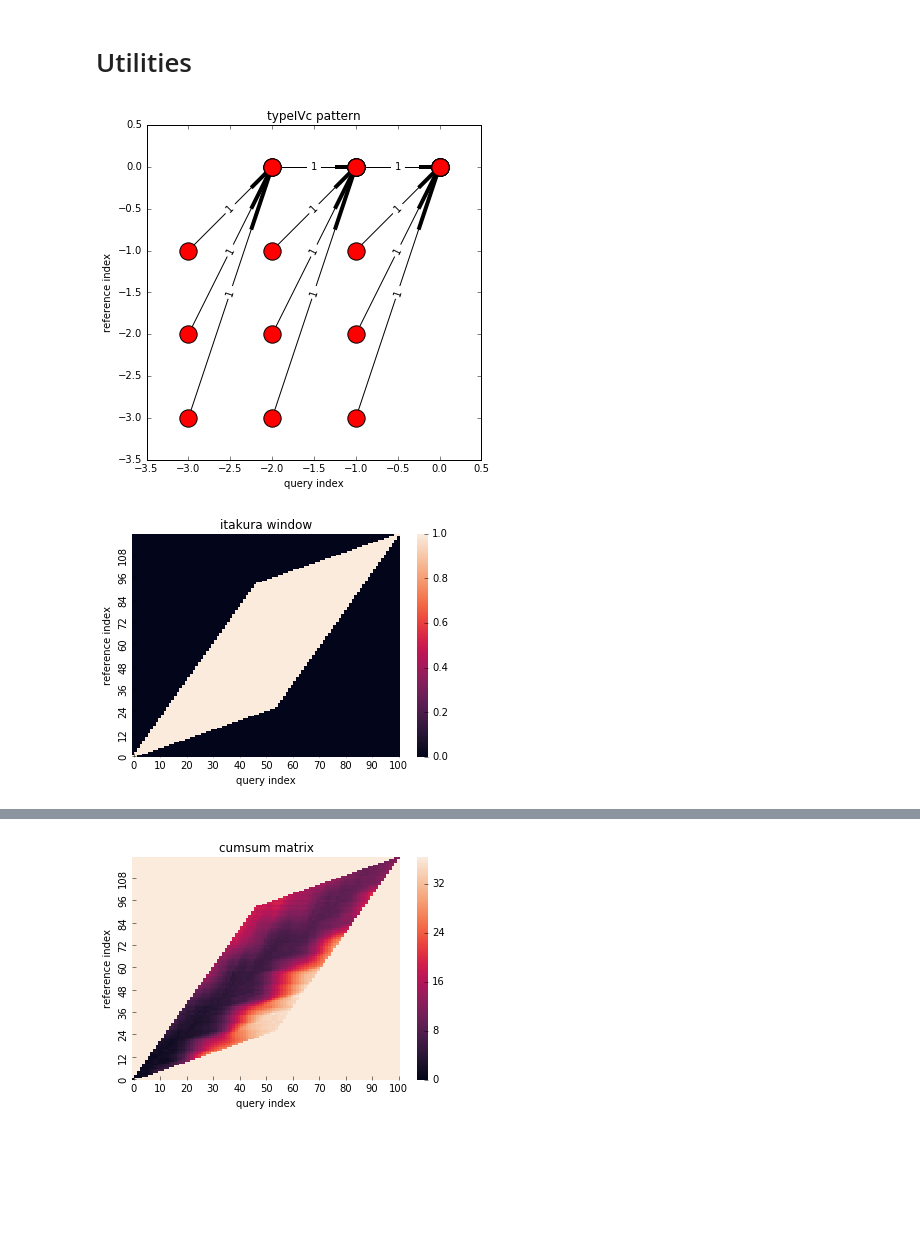
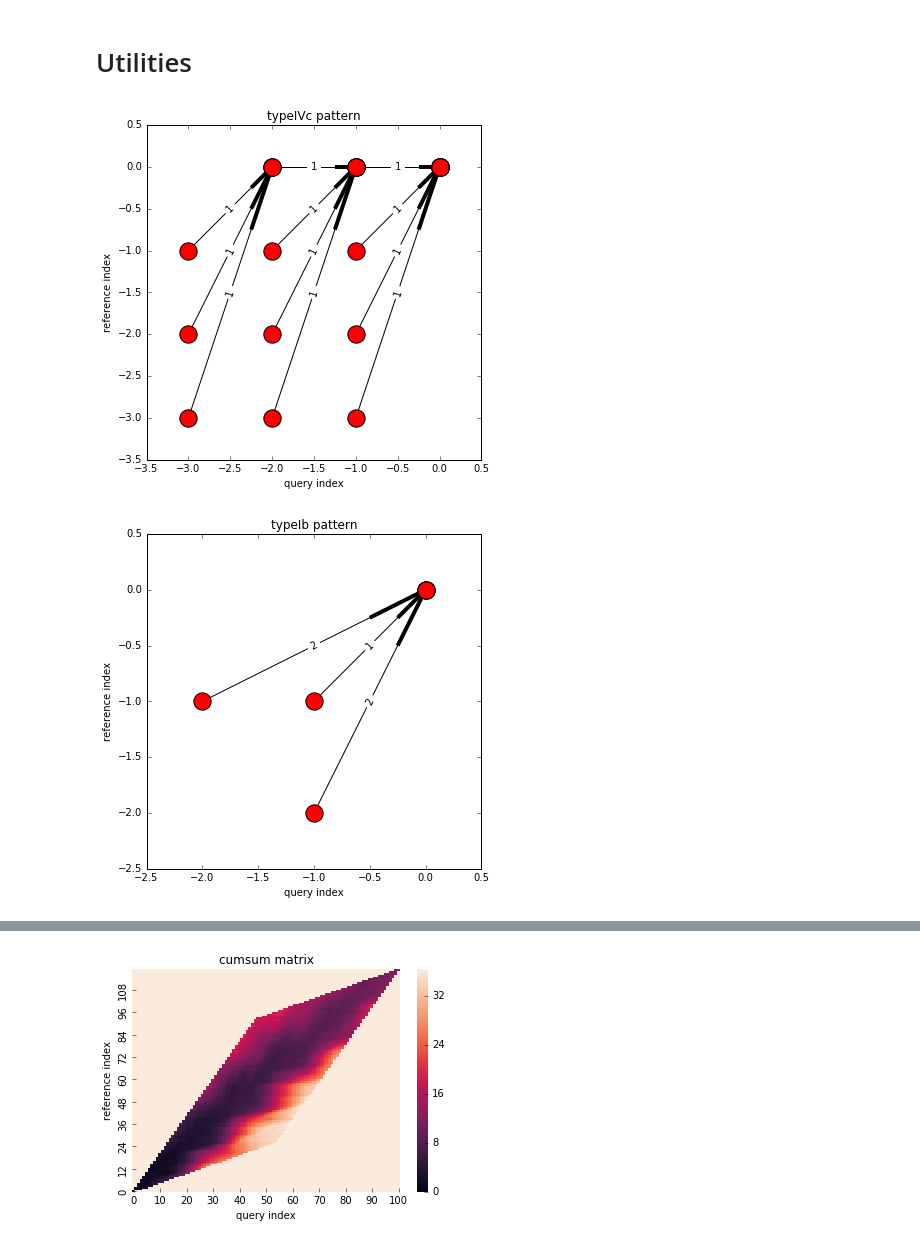
Before and after one commit to statefb/dtwalign, a Jupyter notebook: example.ipynb, the cells around one changed output, grey strips where cells are left out. Cells and saved outputs as stored; diff of their text form; code cells hidden in the pictures; blank space fills up the shorter version.

```diff
--- a/example.ipynb
+++ b/example.ipynb
@@ -168,12 +214,11 @@ ImportError: cannot import name 'UserStepPattern'
 # %% [markdown]
 # Utilities
 # %%
-# visualize local constraint (step pattern) used
-res.plot_pattern()
+# visualize local constraint (step pattern)
+res.plot_pattern() # from result object
+
+from dtwalign.step_pattern import TypeIIb
+TypeIIb().plot() # from step pattern object
 # %% [output]
 [figure]
+[figure, added]
-# %%
-# visualize global constraint used
-res.plot_window()
-# %% [output]
-[figure, removed]
```
Also changed, not shown: parts of 8 cells of this notebook, 1 other file.
